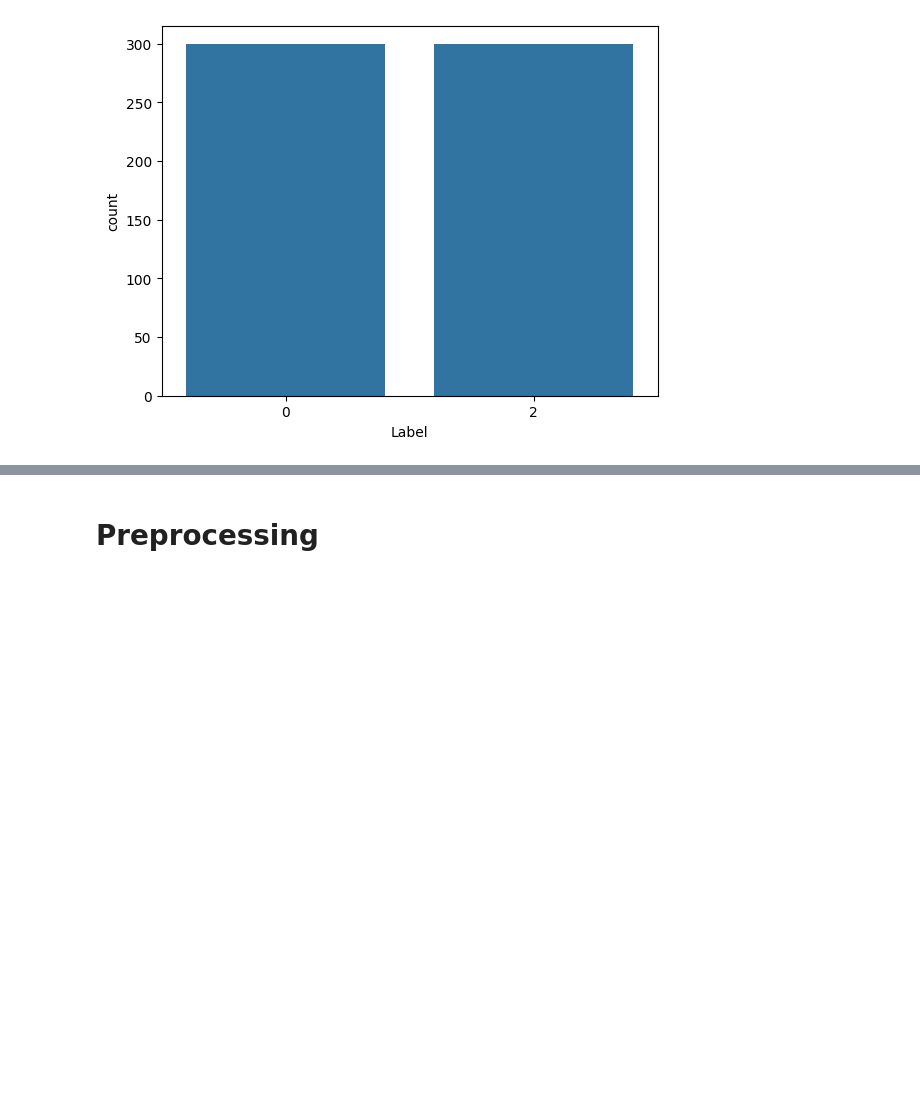
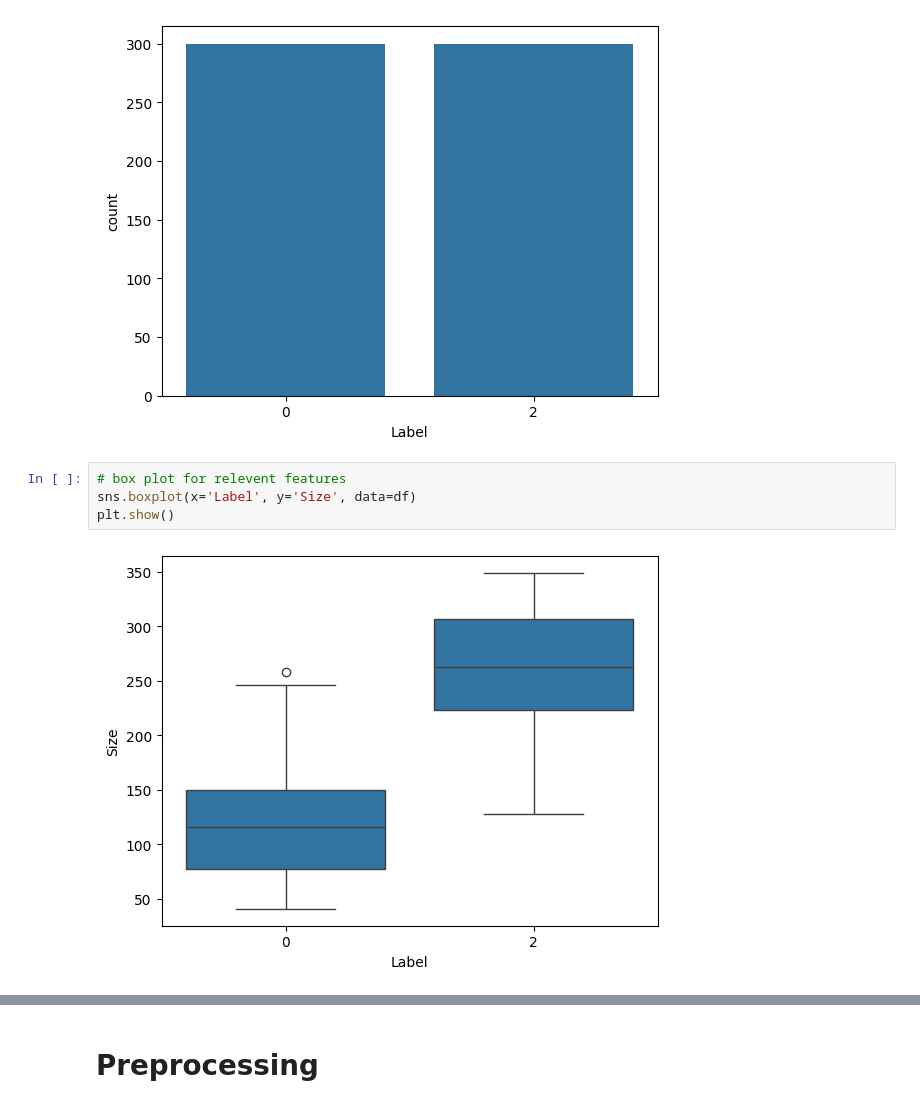
Before and after one commit to YasiruMethmal123/By-Which-House, a Jupyter notebook: script/Housing_Analysis.ipynb, the cells around one changed output, grey strips where cells are left out. Saved outputs shown, nothing was run; the diff lists cells and outputs as text; blank space fills up the shorter version.

```diff
--- a/script/Housing_Analysis.ipynb
+++ b/script/Housing_Analysis.ipynb
@@ -67,3 +67,9 @@ sns.countplot(x='Label', data=df)
 plt.show()
 # %% [output]
 [figure]
+# %%
+# box plot for relevent features
+sns.boxplot(x='Label', y='Size', data=df)
+plt.show()
+# %% [output]
+[figure, added]
```
Also changed, not shown: parts of 8 cells of this notebook.
